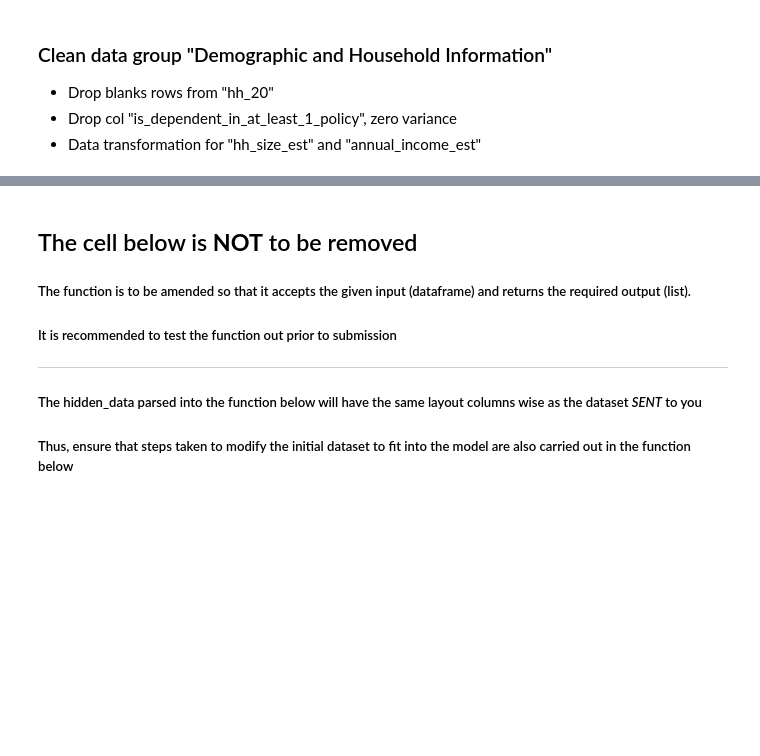
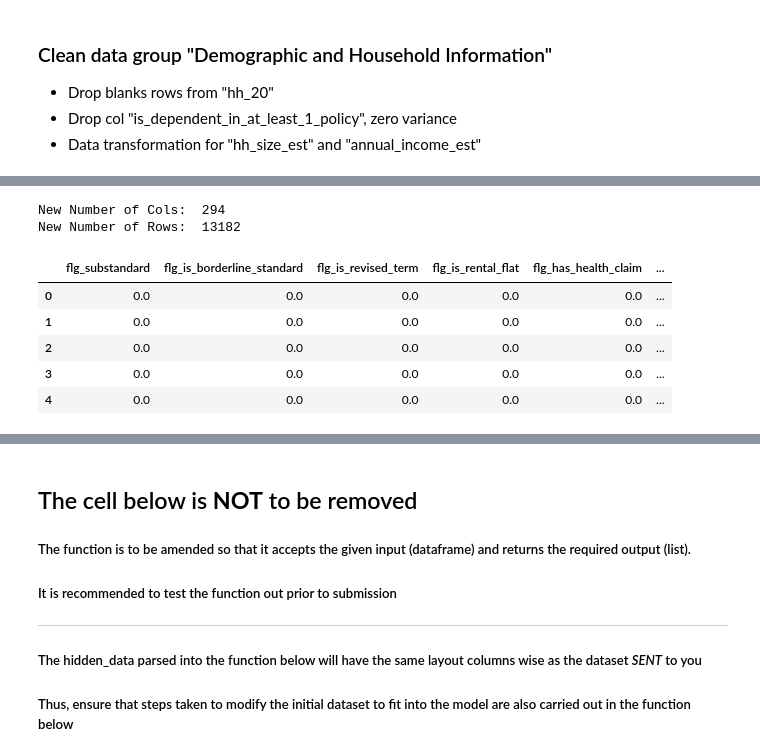
Before and after one commit to TidTad8/NUS-SDS-Datathon-Singlife, a Jupyter notebook: NUS_DATATHON_SINGLIFE_Team AwkBBQ.ipynb, the cells around one changed output, grey strips where cells are left out. Drawn from its saved outputs; the diff is of its cells as text; code cells hidden in the pictures; blank space fills up the shorter version.

```diff
--- a/NUS_DATATHON_SINGLIFE_Team AwkBBQ.ipynb
+++ b/NUS_DATATHON_SINGLIFE_Team AwkBBQ.ipynb
@@ -180,0 +193,19 @@ New Number of Rows:  13182
+# %%
+df.drop(columns=['n_months_last_bought_products', 'recency_lapse', 'recency_cancel'], inplace=True)
+
+# Fill missing values in 'tot_inforce_pols', 'tot_cancel_pols', and 'f_ever_declined_la' with zeros
+df['tot_inforce_pols'] = df['tot_inforce_pols'].fillna(0)
+df['tot_cancel_pols'] = df['tot_cancel_pols'].fillna(0)
+df['f_ever_declined_la'] = df['f_ever_declined_la'].fillna(0)
+
+print("New Number of Cols: ", len(df.columns), "\nNew Number of Rows: ", len(df))
+df.head()
+# %% [output]
+New Number of Cols:  294
+New Number of Rows:  13182
+|  | flg_substandard | flg_is_borderline_standard | flg_is_revised_term | flg_is_rental_flat | flg_has_health_claim | ... |
+| 0 | 0.0 | 0.0 | 0.0 | 0.0 | 0.0 | ... |
+| 1 | 0.0 | 0.0 | 0.0 | 0.0 | 0.0 | ... |
+| 2 | 0.0 | 0.0 | 0.0 | 0.0 | 0.0 | ... |
+| 3 | 0.0 | 0.0 | 0.0 | 0.0 | 0.0 | ... |
+| 4 | 0.0 | 0.0 | 0.0 | 0.0 | 0.0 | ... |
```
Also changed, not shown: parts of 15 cells of this notebook.
